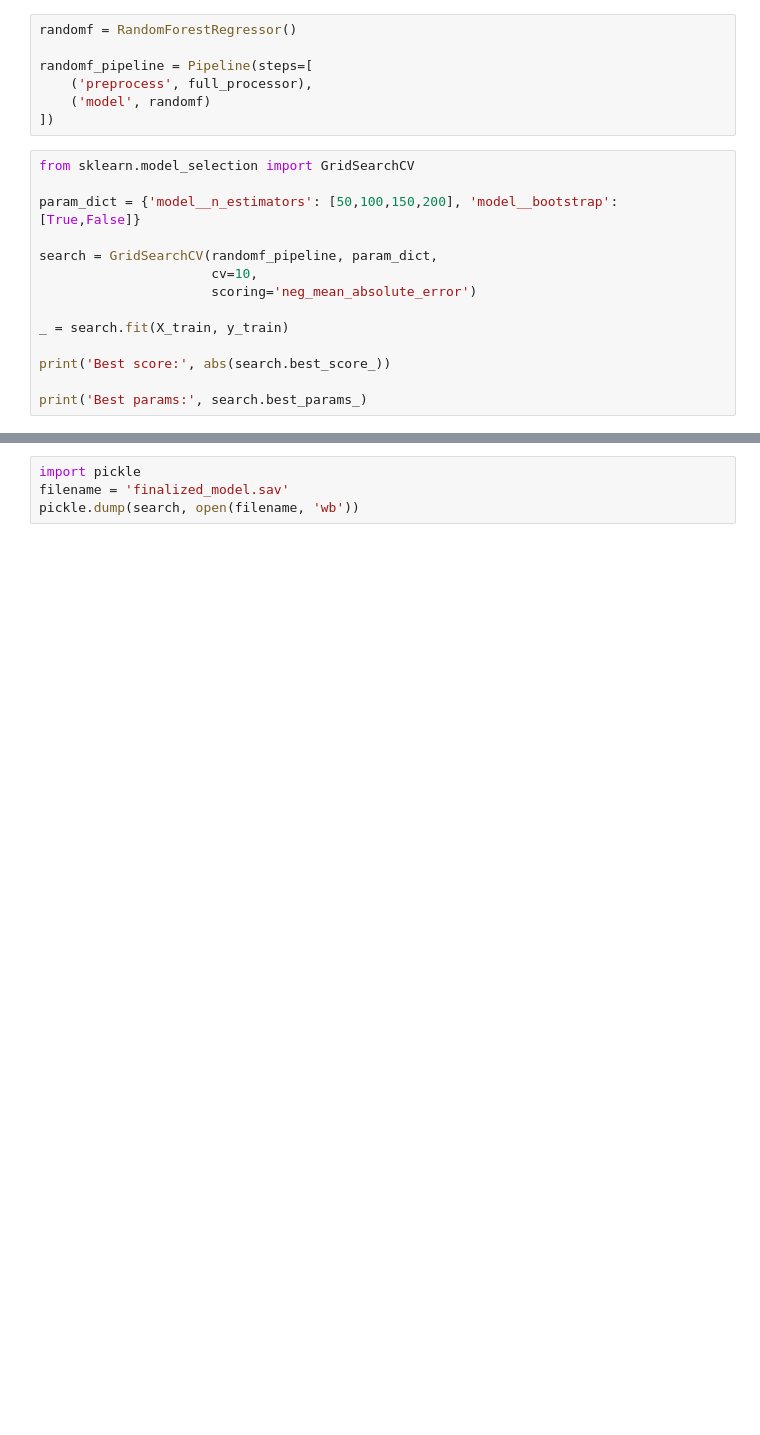
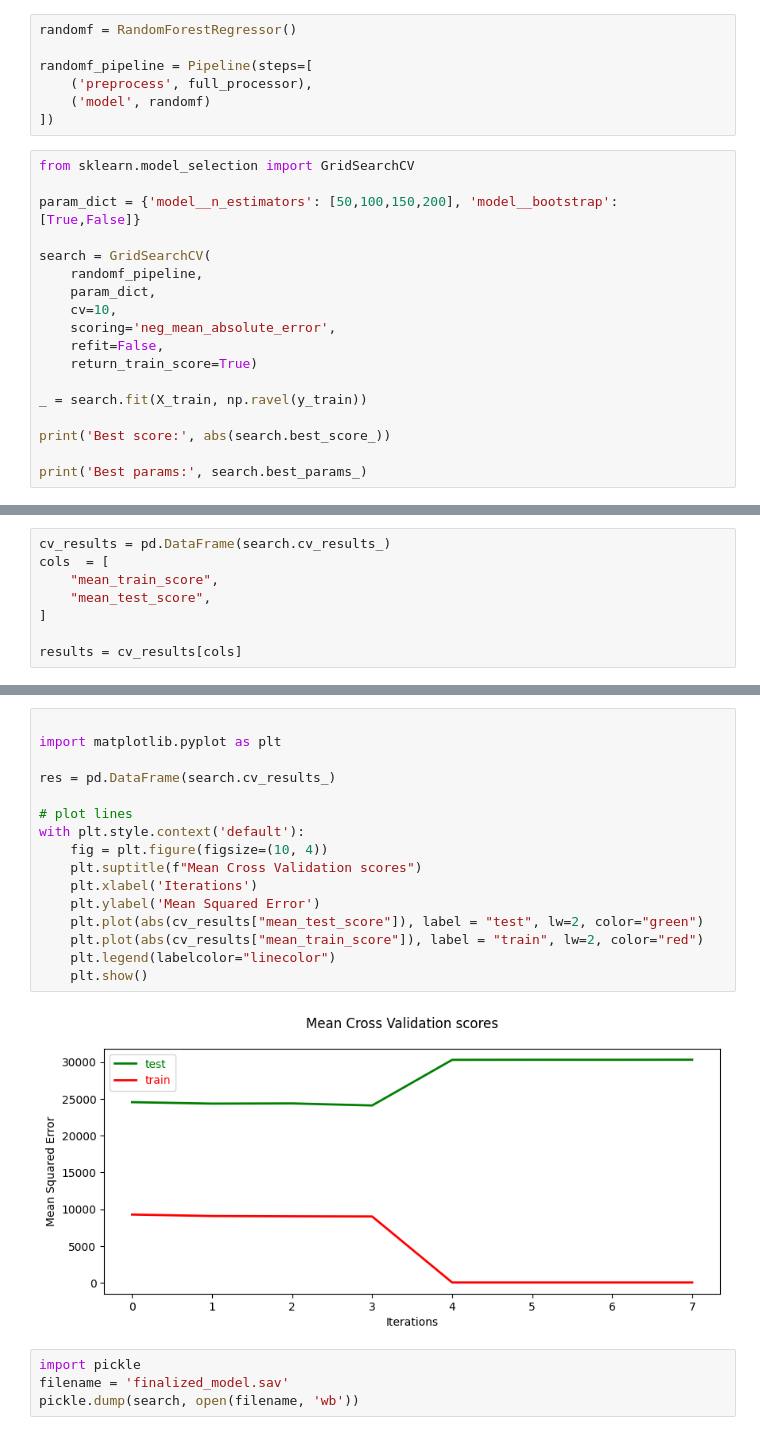
Before and after one commit to Gio-Mgm/E2-PI, a Jupyter notebook: model.ipynb, the cells around one changed output, grey strips where cells are left out. Cells and saved outputs as stored; diff of their text form; blank space fills up the shorter version.

```diff
--- a/model.ipynb
+++ b/model.ipynb
@@ -97,11 +97,15 @@ from sklearn.model_selection import GridSearchCV
 
 param_dict = {'model__n_estimators': [50,100,150,200], 'model__bootstrap': [True,False]}
 
-search = GridSearchCV(randomf_pipeline, param_dict,
-                      cv=10,
-                      scoring='neg_mean_absolute_error')
+search = GridSearchCV(
+    randomf_pipeline,
+    param_dict,
+    cv=10,
+    scoring='neg_mean_absolute_error',
+    refit=False,
+    return_train_score=True)
 
-_ = search.fit(X_train, y_train)
+_ = search.fit(X_train, np.ravel(y_train))
 
 print('Best score:', abs(search.best_score_))
 
@@ -111,0 +131,8 @@ Best params: {'model__bootstrap': True, 'model__n_estimators': 150}
+# %%
+cv_results = pd.DataFrame(search.cv_results_)
+cols  = [
+    "mean_train_score",
+    "mean_test_score",
+]
+
+results = cv_results[cols]
@@ -112,3 +147,21 @@ Best params: {'model__bootstrap': True, 'model__n_estimators': 150}
+# %%
+
+import matplotlib.pyplot as plt
+
+res = pd.DataFrame(search.cv_results_)
+
+# plot lines
+with plt.style.context('default'):
+    fig = plt.figure(figsize=(10, 4))
+    plt.suptitle(f"Mean Cross Validation scores")
+    plt.xlabel('Iterations')
+    plt.ylabel('Mean Squared Error')
+    plt.plot(abs(cv_results["mean_test_score"]), label = "test", lw=2, color="green")
+    plt.plot(abs(cv_results["mean_train_score"]), label = "train", lw=2, color="red")
+    plt.legend(labelcolor="linecolor")
+    plt.show()
+# %% [output]
+[figure, added]
 # %%
 import pickle
 filename = 'finalized_model.sav'
```
Also changed, not shown: parts of 3 cells of this notebook, 17 other files.
